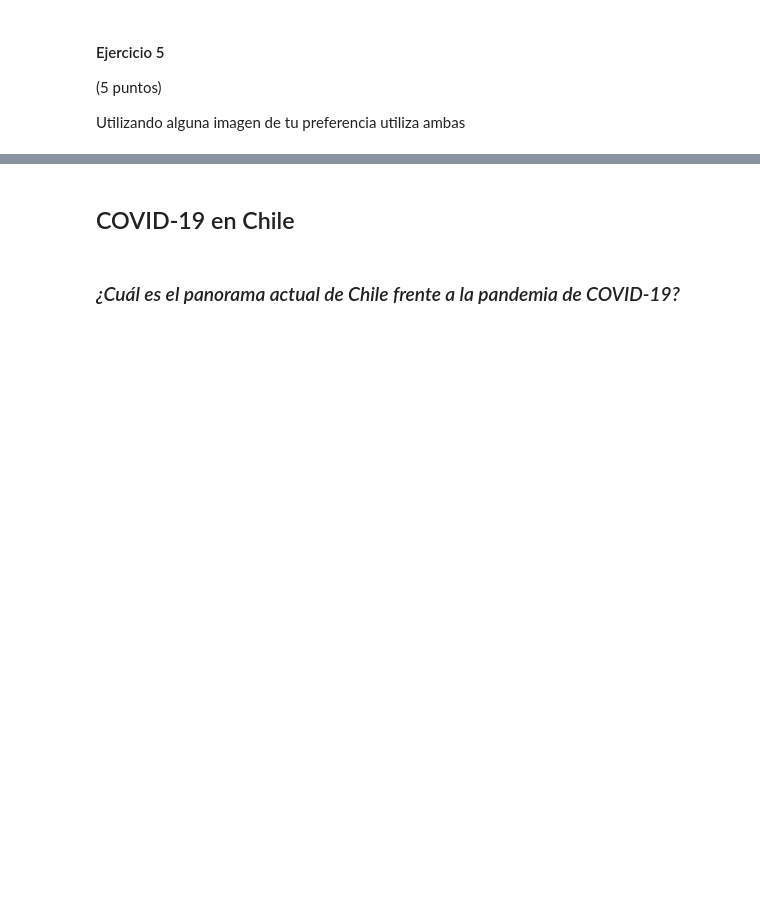
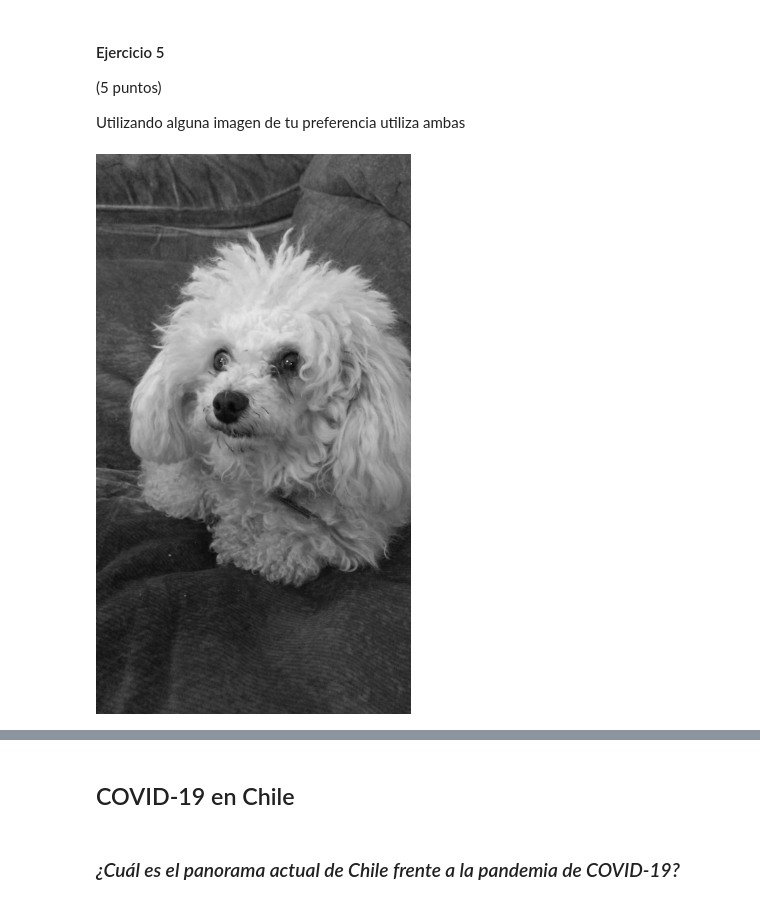
Before and after one commit to Macarena-Rojas/mat281_portfolio, a Jupyter notebook: homeworks/hwk01.ipynb, the cells around one changed output, grey strips where cells are left out. Drawn from its saved outputs; the diff is of its cells as text; code cells hidden in the pictures; blank space fills up the shorter version.

```diff
--- a/homeworks/hwk01.ipynb
+++ b/homeworks/hwk01.ipynb
@@ -244,6 +298,8 @@ plt.imshow(cat_e2, cmap='gray');
 
 Utilizando alguna imagen de tu preferencia utiliza ambas
 # %%
-your_img_name = # FIX ME PLEASE #
+your_img_name = "mi_perra_loca.jpeg"
 your_img = Image.open(Path().resolve().parent / "images" / your_img_name ).convert('L')
 your_img
+# %% [output]
+[figure, added]
```
Also changed, not shown: parts of 54 cells of this notebook, 17 other files.
